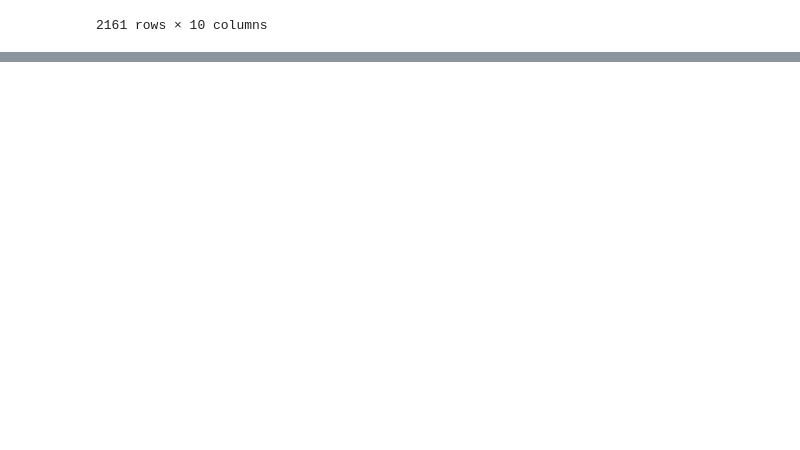
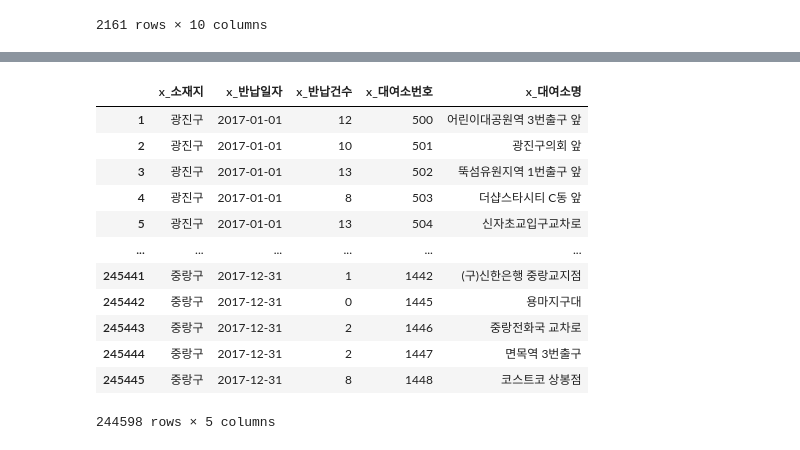
Before and after one commit to dahyun-hey/da_log, a Jupyter notebook: Python/bike_da.ipynb, the cells around one changed output, grey strips where cells are left out. Cells and saved outputs as stored; diff of their text form; code cells hidden in the pictures; blank space fills up the shorter version.

```diff
--- a/Python/bike_da.ipynb
+++ b/Python/bike_da.ipynb
@@ -82,0 +158,16 @@ KeyError: 'x_대여소명'
+# %%
+x1.drop(['x_대여소명1'], axis = 1)
+# %% [output]
+|  | x_소재지 | x_반납일자 | x_반납건수 | x_대여소번호 | x_대여소명 |
+| 1 | 광진구 | 2017-01-01 | 12 | 500 | 어린이대공원역 3번출구 앞 |
+| 2 | 광진구 | 2017-01-01 | 10 | 501 | 광진구의회 앞 |
+| 3 | 광진구 | 2017-01-01 | 13 | 502 | 뚝섬유원지역 1번출구 앞 |
+| 4 | 광진구 | 2017-01-01 | 8 | 503 | 더샵스타시티 C동 앞 |
+| 5 | 광진구 | 2017-01-01 | 13 | 504 | 신자초교입구교차로 |
+| ... | ... | ... | ... | ... | ... |
+| 245441 | 중랑구 | 2017-12-31 | 1 | 1442 | (구)신한은행 중랑교지점 |
+| 245442 | 중랑구 | 2017-12-31 | 0 | 1445 | 용마지구대 |
+| 245443 | 중랑구 | 2017-12-31 | 2 | 1446 | 중랑전화국 교차로 |
+| 245444 | 중랑구 | 2017-12-31 | 2 | 1447 | 면목역 3번출구 |
+| 245445 | 중랑구 | 2017-12-31 | 8 | 1448 | 코스트코 상봉점 |
+244598 rows × 5 columns
```
Also changed, not shown: parts of 8 cells of this notebook, 17 other files.
